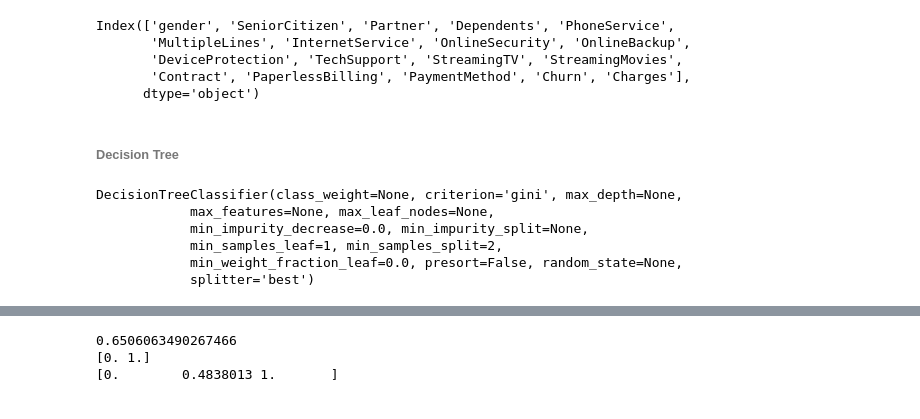
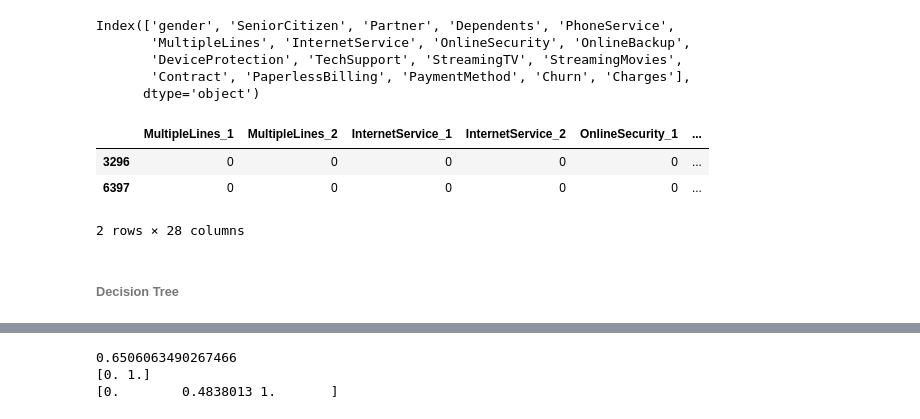
Before and after one commit to nov012017/Code, a Jupyter notebook: Python/Kaggle/TELCO/Telco_Python_DecisionTree.ipynb, the cells around one changed output, grey strips where cells are left out. Drawn from its saved outputs; the diff is of its cells as text; code cells hidden in the pictures.

Commit message:
31 may morning telco decision tree

```diff
--- a/Python/Kaggle/TELCO/Telco_Python_DecisionTree.ipynb
+++ b/Python/Kaggle/TELCO/Telco_Python_DecisionTree.ipynb
@@ -147,16 +145,9 @@ X_train, X_test, y_train, y_test = train_test_split(X, Y, random_state = 0)
+# %%
+X_train.head(2)
+# %% [output]
+|  | MultipleLines_1 | MultipleLines_2 | InternetService_1 | InternetService_2 | OnlineSecurity_1 | ... |
+| 3296 | 0 | 0 | 0 | 0 | 0 | ... |
+| 6397 | 0 | 0 | 0 | 0 | 0 | ... |
+2 rows × 28 columns
 # %% [markdown]
 ###### Decision Tree
-# %%
-from sklearn import tree
-clf = tree.DecisionTreeClassifier()
-clf=clf.fit(X_train,y_train)
-print(clf)
-y_pred_train = clf.predict(X_train)
-y_pred_test = clf.predict(X_test)
-# %% [output]
-DecisionTreeClassifier(class_weight=None, criterion='gini', max_depth=None,
-            max_features=None, max_leaf_nodes=None,
-            min_impurity_decrease=0.0, min_impurity_split=None,
-            min_samples_leaf=1, min_samples_split=2,
-            min_weight_fraction_leaf=0.0, presort=False, random_state=None,
-            splitter='best')
```
Also changed, not shown: parts of 11 cells of this notebook.
